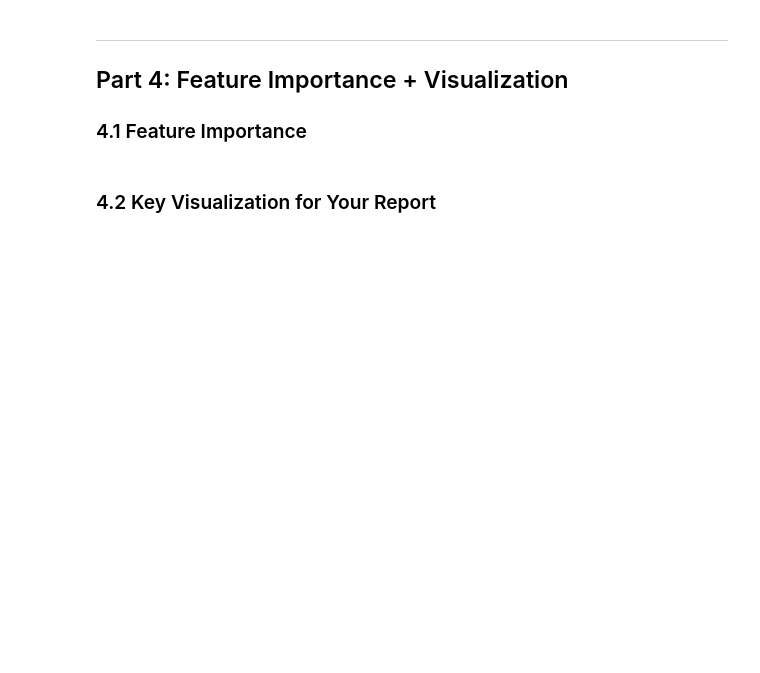
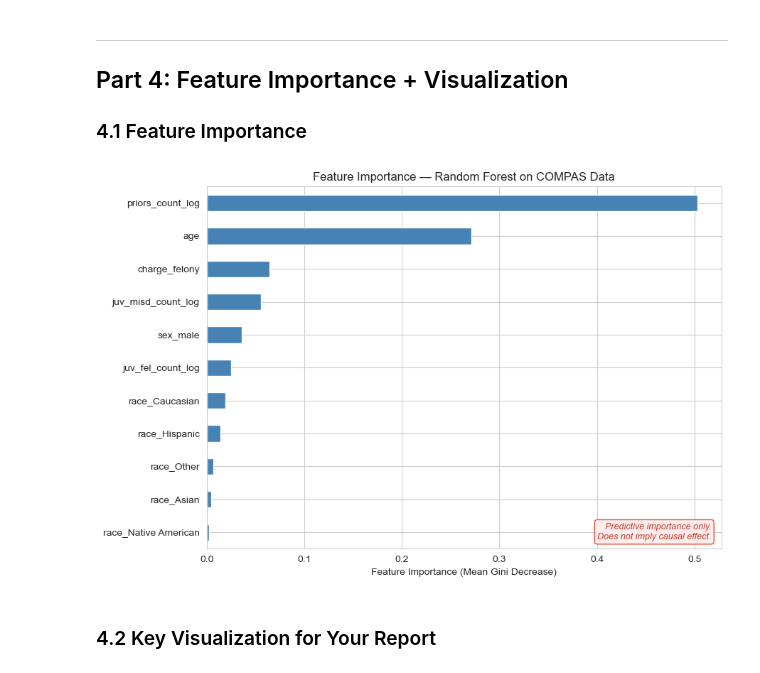
Before and after one commit to mke27/ECON3916_Final, a Jupyter notebook: 3916final_project_initial.ipynb, the cells around one changed output. Drawn from its saved outputs; the diff is of its cells as text; code cells hidden in the pictures; blank space fills up the shorter version.

```diff
--- a/3916final_project_initial.ipynb
+++ b/3916final_project_initial.ipynb
@@ -459,28 +480,29 @@ Accuracy: 0.6899
 # %%
 # ============================================================
 # 4.1 Feature importance (Ch 19)
 # ============================================================
 
-# # For tree-based models:
-# importances = pd.Series(
-#     model_2.feature_importances_, index=X.columns
-# ).sort_values(ascending=True)
-#
-# fig, ax = plt.subplots(figsize=(8, 6))
-# importances.plot(kind='barh', ax=ax, color='steelblue')
-# ax.set_xlabel('Feature Importance (Gini)')
-# ax.set_title('Feature Importance — Predictive, NOT Causal')
-#
-# # CRITICAL: Add the caveat banner
-# ax.text(
-#     0.98, 0.02,
-#     'Predictive importance only.\nDoes not imply causal effect.',
-#     transform=ax.transAxes, fontsize=9, ha='right', va='bottom',
-#     style='italic', color='#c0392b',
-#     bbox=dict(boxstyle='round,pad=0.3', facecolor='#fdedec', edgecolor='#e74c3c')
-# )
-#
-# plt.tight_layout()
-# plt.show()
+importances = pd.Series(
+    model_2.feature_importances_, index=X.columns
+).sort_values(ascending=True)
+
+fig, ax = plt.subplots(figsize=(9, 6))
+importances.plot(kind='barh', ax=ax, color='steelblue', edgecolor='white')
+ax.set_xlabel('Feature Importance (Mean Gini Decrease)')
+ax.set_title('Feature Importance — Random Forest on COMPAS Data')
+
+# CRITICAL: Add the caveat banner (per Ch 19 / course instructions)
+ax.text(
+    0.98, 0.02,
+    'Predictive importance only.\nDoes not imply causal effect.',
+    transform=ax.transAxes, fontsize=9, ha='right', va='bottom',
+    style='italic', color='#c0392b',
+    bbox=dict(boxstyle='round,pad=0.3', facecolor='#fdedec', edgecolor='#e74c3c')
+)
+
+plt.tight_layout()
+plt.show()
+# %% [output]
+[figure, added]
 # %% [markdown]
 ### 4.2 Key Visualization for Your Report
```
Also changed, not shown: parts of 9 cells of this notebook, 2 other files.
